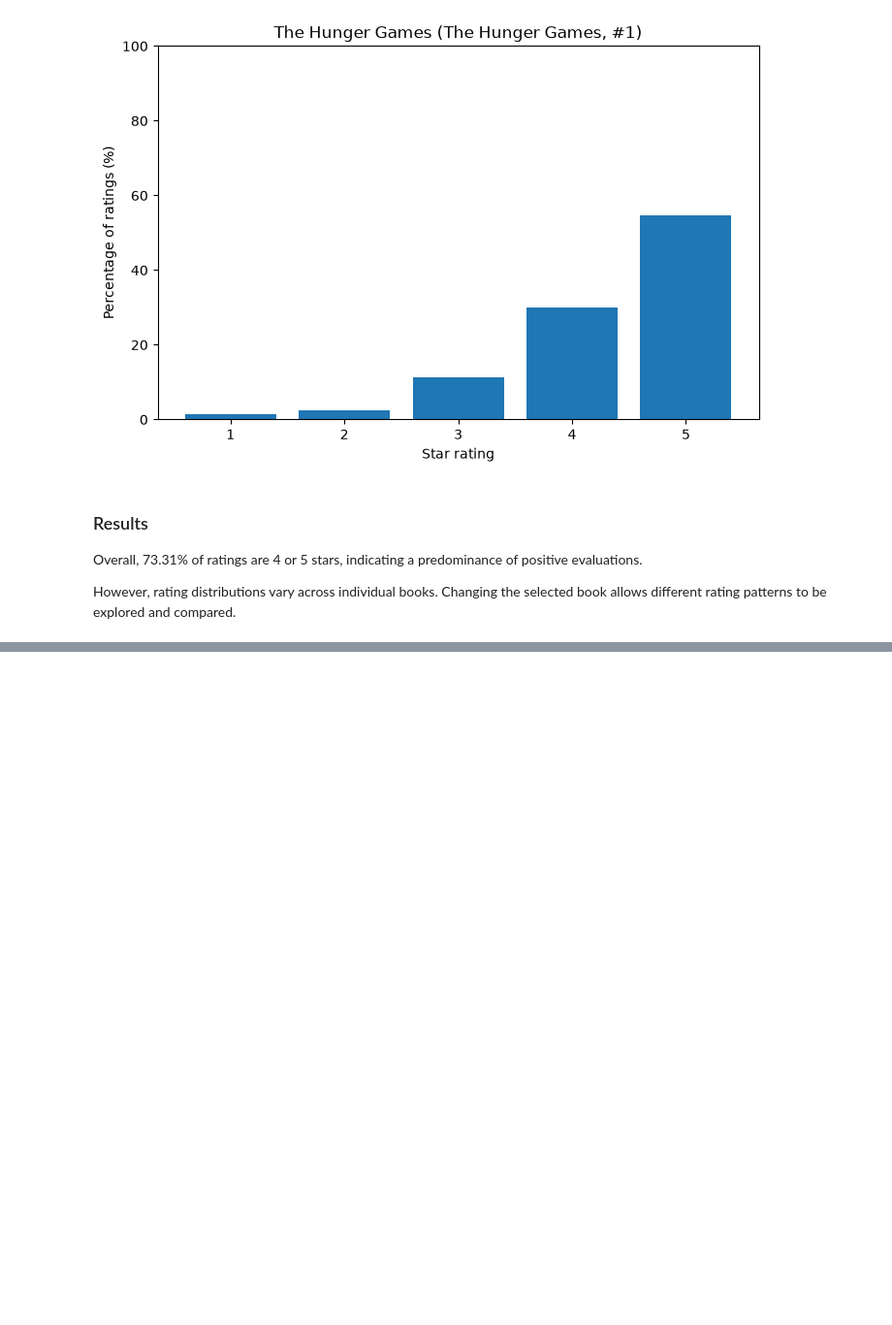
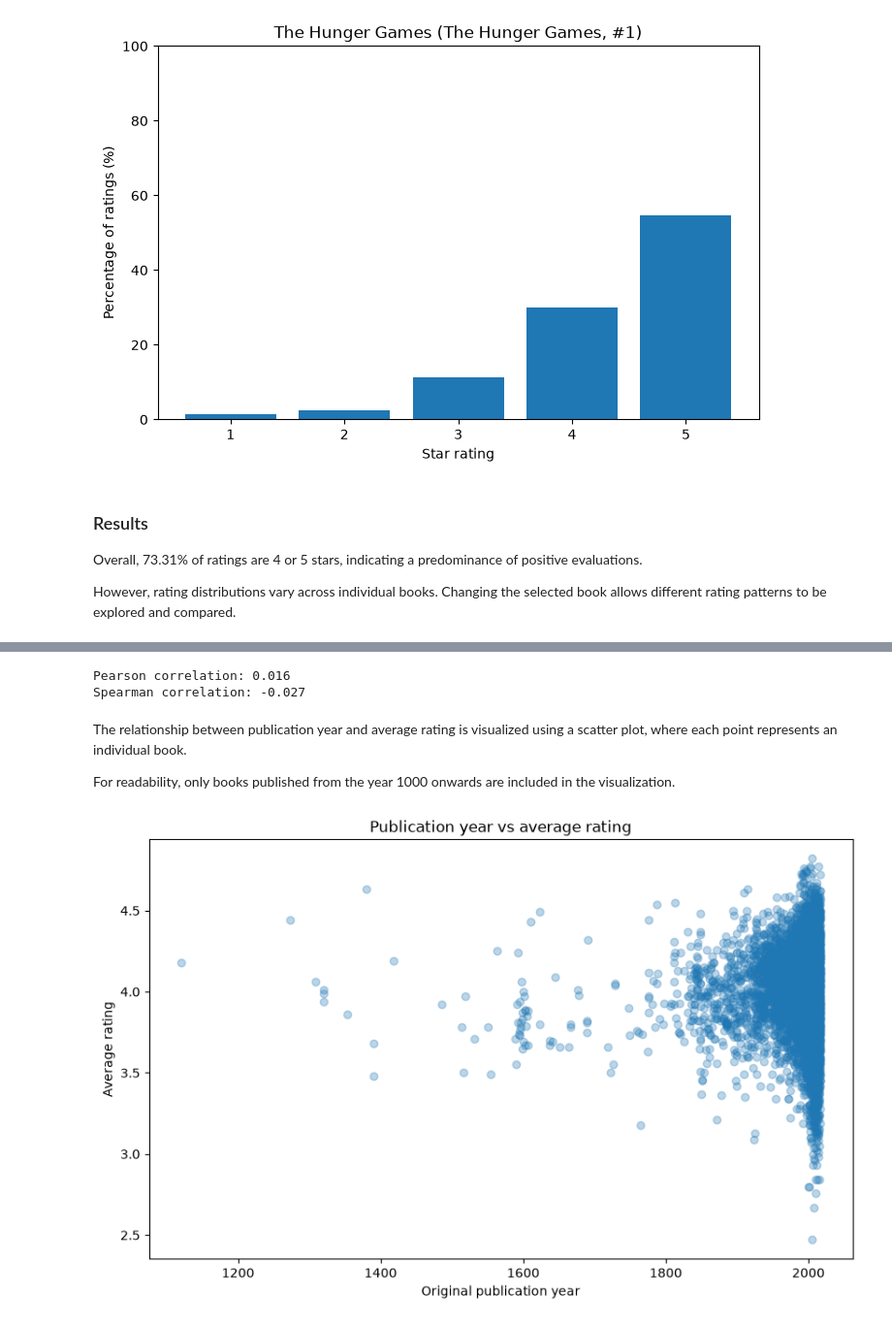
Before and after one commit to irene-barberis/pageturners, a Jupyter notebook: notebooks/pageturners.ipynb, the cells around one changed output, grey strips where cells are left out. Shown at 97% size. Saved outputs shown, nothing was run; the diff lists cells and outputs as text; code cells hidden in the pictures; blank space fills up the shorter version.

```diff
--- a/notebooks/pageturners.ipynb
+++ b/notebooks/pageturners.ipynb
@@ -287,0 +365,18 @@ However, rating distributions vary across individual books. Changing the selecte
+# %%
+pearson, spearman = analysis.publication_year_correlations(books)
+
+print(f"Pearson correlation: {pearson:.3f}")
+print(f"Spearman correlation: {spearman:.3f}")
+# %% [output]
+Pearson correlation: 0.016
+Spearman correlation: -0.027
+# %% [markdown]
+The relationship between publication year and average rating is visualized using a scatter plot, where each point represents an individual book.
+
+For readability, only books published from the year 1000 onwards are included in the visualization.
+# %%
+fig = plots.plot_publication_year_vs_rating(books)
+
+plt.show()
+# %% [output]
+[figure, added]
```
Also changed, not shown: parts of 25 cells of this notebook, 6 other files.
